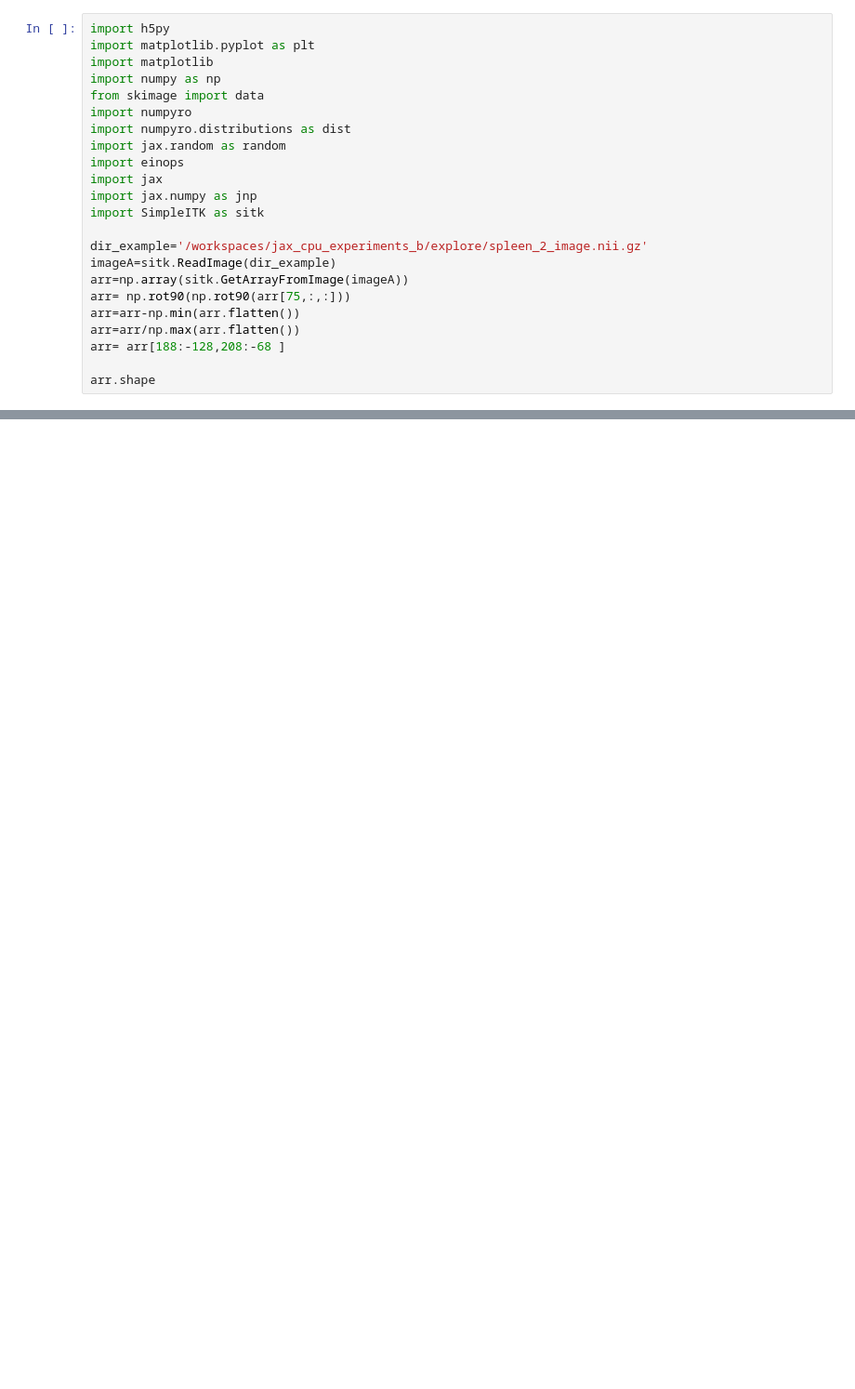
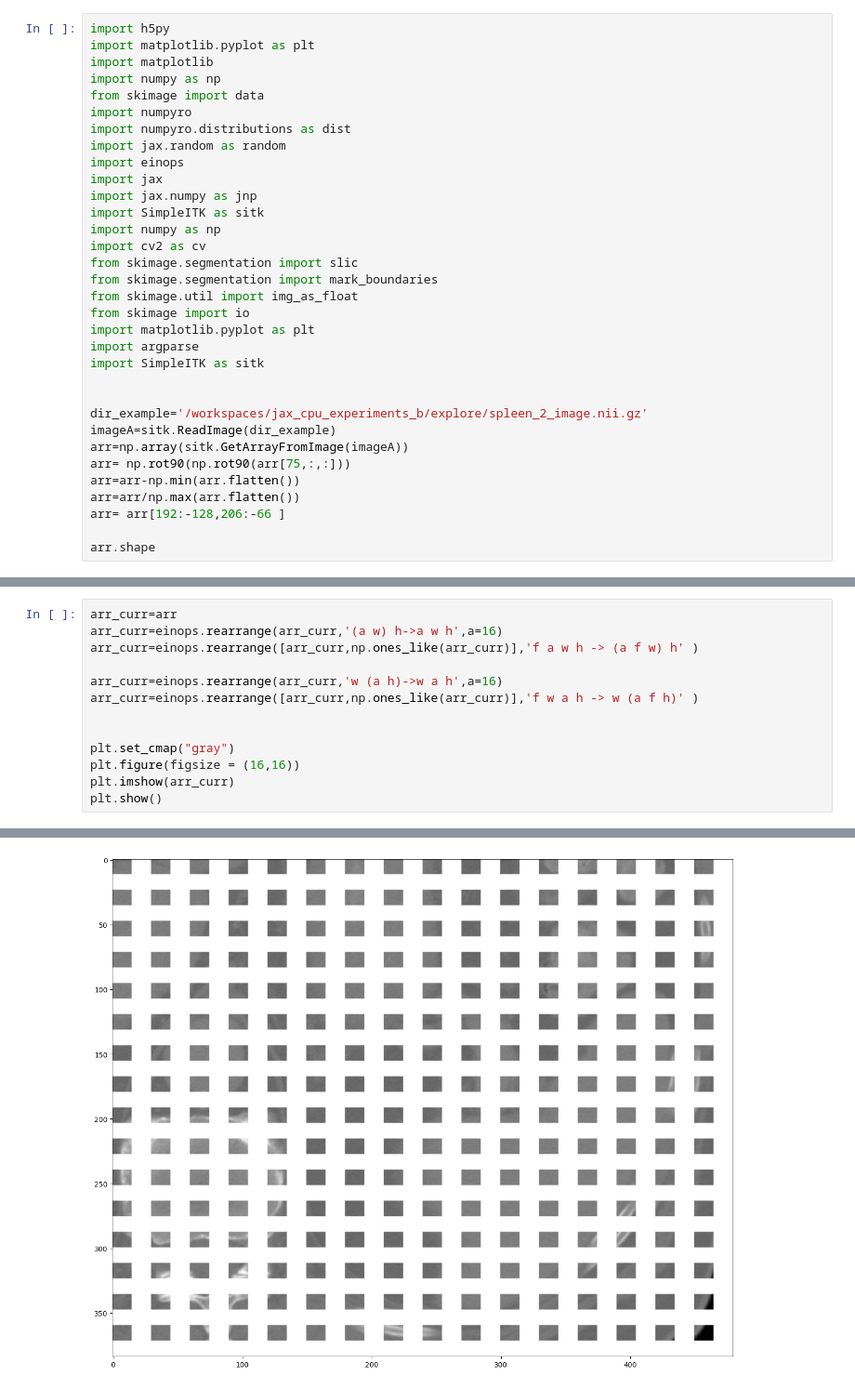
Before and after one commit to jakubMitura14/jax_cpu_experiments_b, a Jupyter notebook: test-project/for_warsaw_conf.ipynb, the cells around one changed output, grey strips where cells are left out. Shown at 93% size. Cells and saved outputs as stored; diff of their text form; blank space fills up the shorter version.

```diff
--- a/test-project/for_warsaw_conf.ipynb
+++ b/test-project/for_warsaw_conf.ipynb
@@ -11,6 +11,16 @@ import einops
 import jax
 import jax.numpy as jnp
 import SimpleITK as sitk
+import numpy as np
+import cv2 as cv
+from skimage.segmentation import slic
+from skimage.segmentation import mark_boundaries
+from skimage.util import img_as_float
+from skimage import io
+import matplotlib.pyplot as plt
+import argparse
+import SimpleITK as sitk
+
 
 dir_example='/workspaces/jax_cpu_experiments_b/explore/spleen_2_image.nii.gz'
 imageA=sitk.ReadImage(dir_example)
@@ -18,7 +28,7 @@ arr=np.array(sitk.GetArrayFromImage(imageA))
 arr= np.rot90(np.rot90(arr[75,:,:]))
 arr=arr-np.min(arr.flatten())
 arr=arr/np.max(arr.flatten())
-arr= arr[188:-128,208:-68 ]
+arr= arr[192:-128,206:-66 ]
 
 arr.shape
 # %% [output]
@@ -47,0 +58,14 @@ plt.show()
+# %%
+arr_curr=arr
+arr_curr=einops.rearrange(arr_curr,'(a w) h->a w h',a=16)
+arr_curr=einops.rearrange([arr_curr,np.ones_like(arr_curr)],'f a w h -> (a f w) h' )
+
+arr_curr=einops.rearrange(arr_curr,'w (a h)->w a h',a=16)
+arr_curr=einops.rearrange([arr_curr,np.ones_like(arr_curr)],'f w a h -> w (a f h)' )
+
+
+plt.set_cmap("gray")
+plt.figure(figsize = (16,16))
+plt.imshow(arr_curr)
+plt.show()
+# %% [output]
@@ -47,0 +73 @@ plt.show()
+[figure, added]
```
Also changed, not shown: parts of 6 cells of this notebook, 2 other files.
